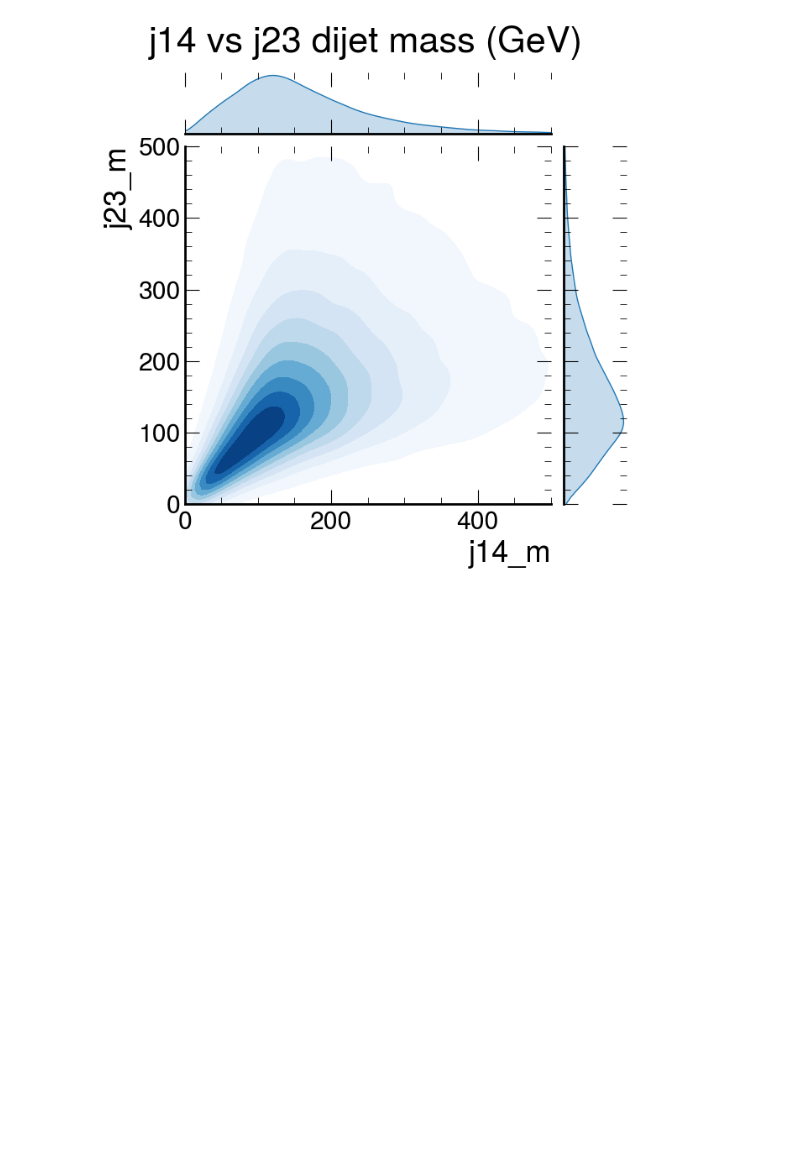
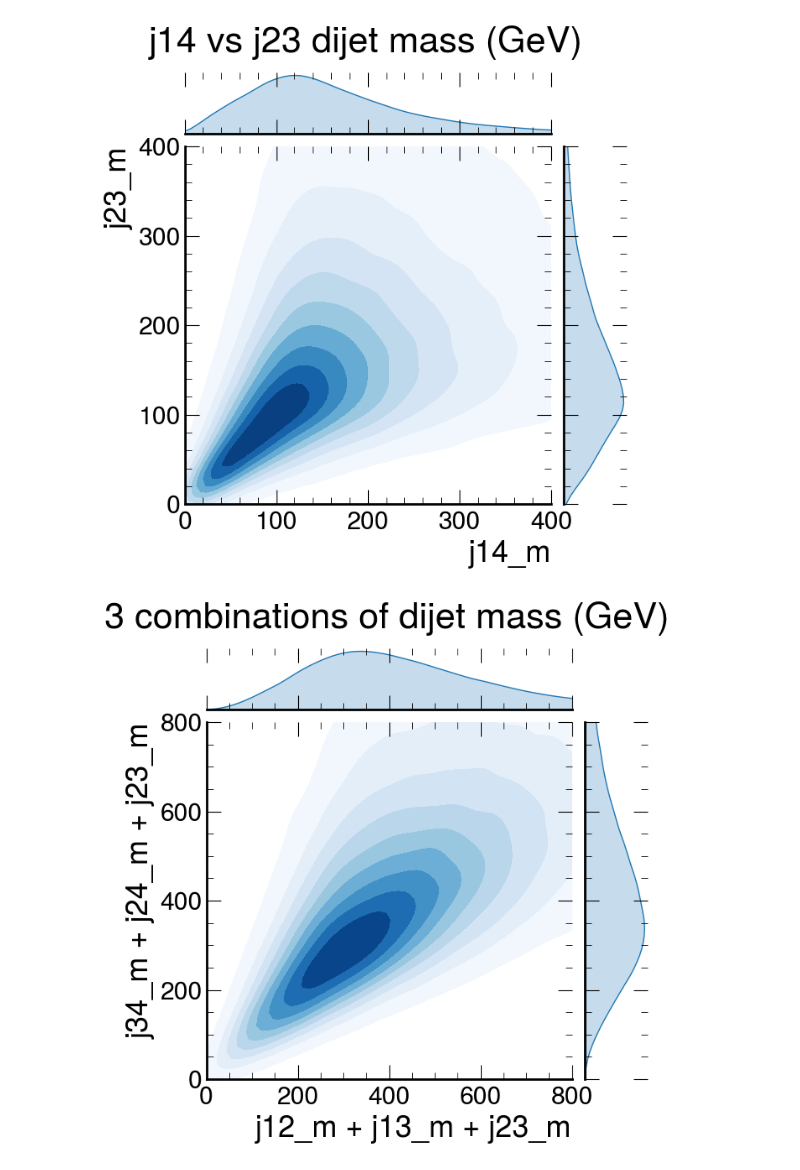
Before and after one commit to javivilladamigo/parametric-4j-QCD_background, a Jupyter notebook: analysis.ipynb, the cells around one changed output. Cells and saved outputs as stored; diff of their text form; code cells hidden in the pictures; blank space fills up the shorter version.

```diff
--- a/analysis.ipynb
+++ b/analysis.ipynb
@@ -173,6 +93,12 @@ g.fig.subplots_adjust(top=0.9) # Reduce plot to make room
 # %%
-g = sns.jointplot(data = df, x = "j14_m", y = "j23_m", kind = "kde", cmap="Blues", fill=True, height = 7, xlim = (0, 500), ylim = (0, 500))
+g = sns.jointplot(data = df, x = "j14_m", y = "j23_m", kind = "kde", cmap="Blues", fill=True, height = 7, xlim = (0, 400), ylim = (0, 400))
 g.fig.suptitle("j14 vs j23 dijet mass (GeV)")
 g.fig.subplots_adjust(top=0.9) # Reduce plot to make room
 # %% [output]
-[figure, old version]
+[figure, new version]
+# %%
+g = sns.jointplot(data = df, x = "j12_m + j13_m + j23_m", y = "j34_m + j24_m + j23_m", kind = "kde", cmap="Blues", fill=True, height = 7, xlim = (0, 800), ylim = (0, 800))
+g.fig.suptitle("3 combinations of dijet mass (GeV)")
+g.fig.subplots_adjust(top=0.9) # Reduce plot to make room
+# %% [output]
+[figure, added]
```
Also changed, not shown: parts of 18 cells of this notebook.
